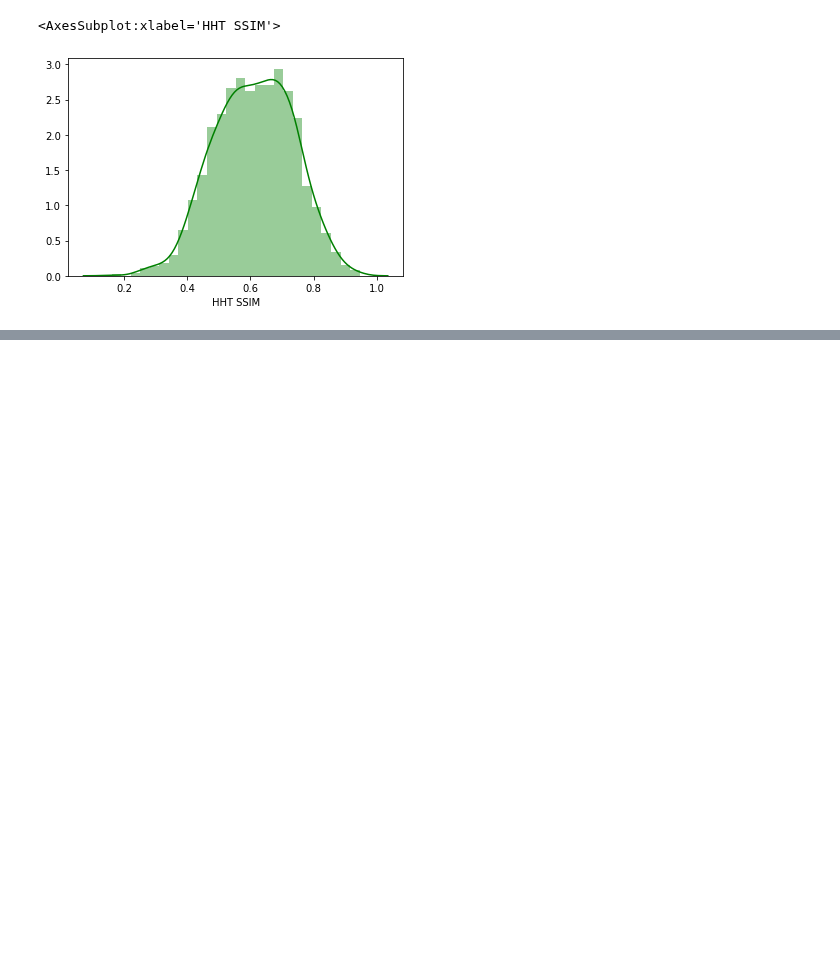
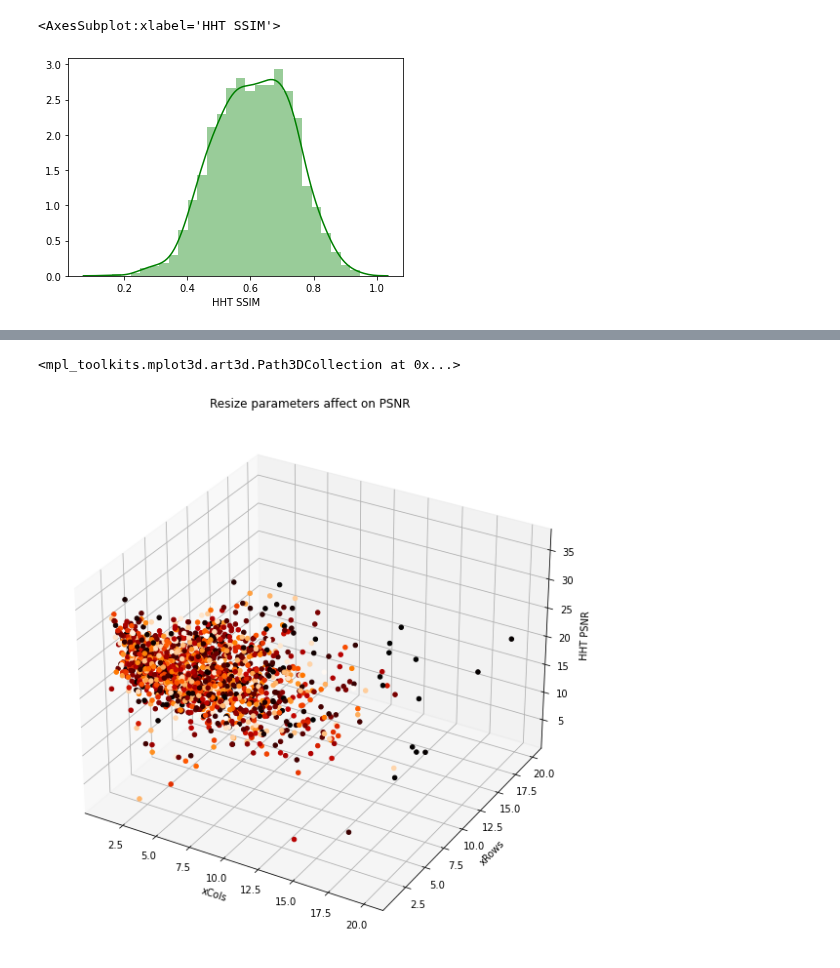
Before and after one commit to Matt88Ac/Hilbert-Huang-Transform-Super-Resolution, a Jupyter notebook: HHT_SR_Results.ipynb, the cells around one changed output, grey strips where cells are left out. Saved outputs shown, nothing was run; the diff lists cells and outputs as text; code cells hidden in the pictures; blank space fills up the shorter version.

```diff
--- a/HHT_SR_Results.ipynb
+++ b/HHT_SR_Results.ipynb
@@ -60,0 +62,15 @@ fig.show()
+# %%
+fig = plt.figure(figsize=(10, 10))
+x = df['xCols']
+y = df['xRows']
+z = df['HHT PSNR']
+c = np.arange(len(x))
+ax = fig.add_subplot(111, projection='3d')
+ax.set_ylabel('xRows')
+ax.set_xlabel('xCols')
+ax.set_title('Resize parameters affect on PSNR')
+ax.set_zlabel('HHT PSNR')
+ax.scatter(x, y, z, cmap='gist_heat',c=c,alpha = 1)
+# %% [output]
+<mpl_toolkits.mplot3d.art3d.Path3DCollection at 0x...>
+[figure, added]
```
Also changed, not shown: parts of 12 cells of this notebook.
